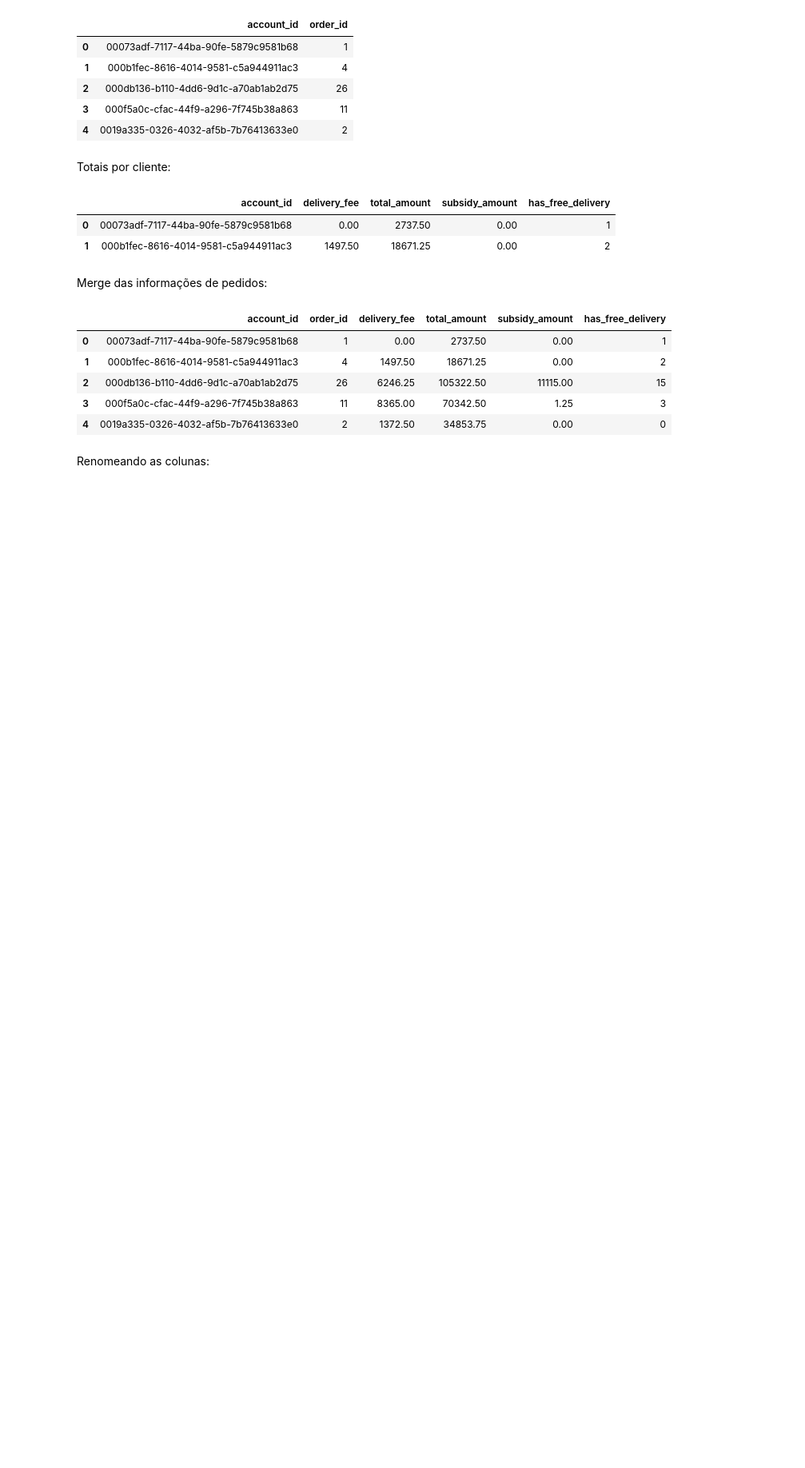
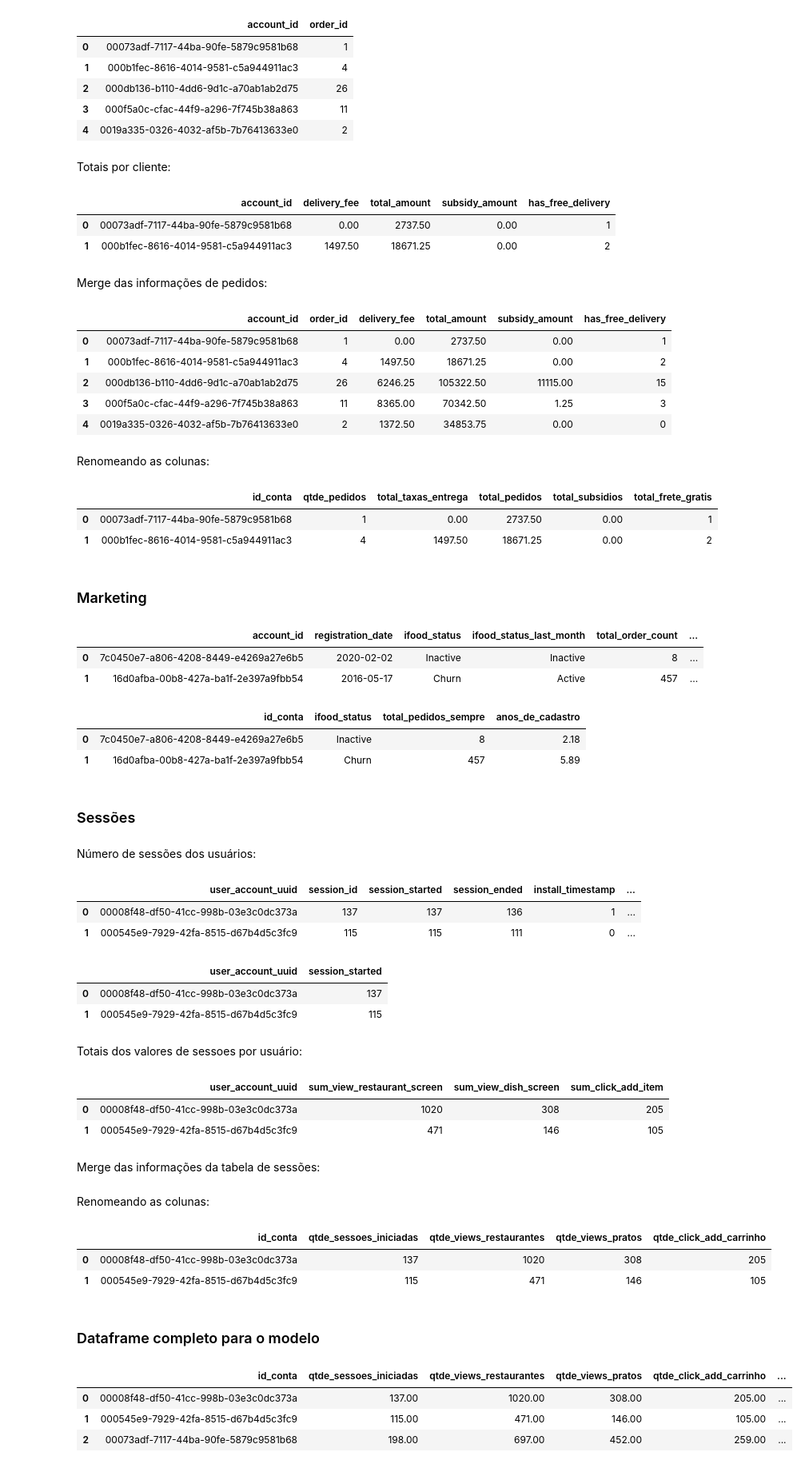
Before and after one commit to casjunior93/Desafio-Tera---Clusteriza-o, a Jupyter notebook: Desafio_Tera_e_Ifood_Clusterização.ipynb, the cells around one changed output. Shown at 80% size. Drawn from its saved outputs; the diff is of its cells as text; code cells hidden in the pictures; blank space fills up the shorter version.

Commit message:
Dataframe para modelo pronto  para iniciar transformação

```diff
--- a/Desafio_Tera_e_Ifood_Clusterização.ipynb
+++ b/Desafio_Tera_e_Ifood_Clusterização.ipynb
@@ -562,2 +563,16 @@ pedidos_info.rename(columns={'order_id': 'qtde_pedidos', 'delivery_fee': 'total_
                              'total_amount': 'total_pedidos', 'subsidy_amount': 'total_subsidios',
                              'has_free_delivery': 'total_frete_gratis'}, inplace = True)
+# %%
+pedidos_info.head(2)
+# %% [output]
+|  | id_conta | qtde_pedidos | total_taxas_entrega | total_pedidos | total_subsidios | total_frete_gratis |
+| 0 | 00073adf-7117-44ba-90fe-5879c9581b68 | 1 | 0.00 | 2737.50 | 0.00 | 1 |
+| 1 | 000b1fec-8616-4014-9581-c5a944911ac3 | 4 | 1497.50 | 18671.25 | 0.00 | 2 |
+# %% [markdown]
+### Marketing
+# %%
+marketing.head(2)
+# %% [output]
+|  | account_id | registration_date | ifood_status | ifood_status_last_month | total_order_count | ... |
+| 0 | 7c0450e7-a806-4208-8449-e4269a27e6b5 | 2020-02-02 | Inactive | Inactive | 8 | ... |
+| 1 | 16d0afba-00b8-427a-ba1f-2e397a9fbb54 | 2016-05-17 | Churn | Active | 457 | ... |
@@ -563,0 +583,60 @@ pedidos_info.rename(columns={'order_id': 'qtde_pedidos', 'delivery_fee': 'total_
+# %%
+marketing_info.head(2)
+# %% [output]
+|  | id_conta | ifood_status | total_pedidos_sempre | anos_de_cadastro |
+| 0 | 7c0450e7-a806-4208-8449-e4269a27e6b5 | Inactive | 8 | 2.18 |
+| 1 | 16d0afba-00b8-427a-ba1f-2e397a9fbb54 | Churn | 457 | 5.89 |
+# %% [markdown]
+### Sessões
+# %% [markdown]
+Número de sessões dos usuários:
+# %%
+sessoes_por_usuario.head(2)
+# %% [output]
+|  | user_account_uuid | session_id | session_started | session_ended | install_timestamp | ... |
+| 0 | 00008f48-df50-41cc-998b-03e3c0dc373a | 137 | 137 | 136 | 1 | ... |
+| 1 | 000545e9-7929-42fa-8515-d67b4d5c3fc9 | 115 | 115 | 111 | 0 | ... |
+# %%
+usuarios_qtde_sessoes = sessoes_por_usuario[['user_account_uuid',	'session_started']]
+usuarios_qtde_sessoes.head(2)
+# %% [output]
+|  | user_account_uuid | session_started |
+| 0 | 00008f48-df50-41cc-998b-03e3c0dc373a | 137 |
+| 1 | 000545e9-7929-42fa-8515-d67b4d5c3fc9 | 115 |
+# %% [markdown]
+Totais dos valores de sessoes por usuário:
+# %%
+usuarios_totais_sessoes = dados_usuarios_periodo[['user_account_uuid', 'sum_view_restaurant_screen',
+                                                  'sum_view_dish_screen', 'sum_click_add_item']]
+usuarios_totais_sessoes.head(2)
+# %% [output]
+|  | user_account_uuid | sum_view_restaurant_screen | sum_view_dish_screen | sum_click_add_item |
+| 0 | 00008f48-df50-41cc-998b-03e3c0dc373a | 1020 | 308 | 205 |
+| 1 | 000545e9-7929-42fa-8515-d67b4d5c3fc9 | 471 | 146 | 105 |
+# %% [markdown]
+Merge das informações da tabela de sessões:
+# %%
+sessoes_info = pd.merge(usuarios_qtde_sessoes, usuarios_totais_sessoes, how = 'outer',  on = 'user_account_uuid')
+sessoes_info = sessoes_info.drop_duplicates(subset="user_account_uuid")
+# %% [markdown]
+Renomeando as colunas:
+# %%
+sessoes_info.rename(columns={'user_account_uuid': 'id_conta', 'session_started': 'qtde_sessoes_iniciadas', 'sum_view_restaurant_screen': 'qtde_views_restaurantes',
+                             'sum_view_dish_screen': 'qtde_views_pratos', 'sum_click_add_item': 'qtde_click_add_carrinho'}, inplace = True)
+# %%
+sessoes_info.head(2)
+# %% [output]
+|  | id_conta | qtde_sessoes_iniciadas | qtde_views_restaurantes | qtde_views_pratos | qtde_click_add_carrinho |
+| 0 | 00008f48-df50-41cc-998b-03e3c0dc373a | 137 | 1020 | 308 | 205 |
+| 1 | 000545e9-7929-42fa-8515-d67b4d5c3fc9 | 115 | 471 | 146 | 105 |
+# %% [markdown]
+### Dataframe completo para o modelo
+# %%
+df_completo = sessoes_info.merge(marketing_info,on='id_conta',  how = 'outer').merge(pedidos_info,on='id_conta',  how = 'outer')
+# %%
+df_completo.head(3)
+# %% [output]
+|  | id_conta | qtde_sessoes_iniciadas | qtde_views_restaurantes | qtde_views_pratos | qtde_click_add_carrinho | ... |
+| 0 | 00008f48-df50-41cc-998b-03e3c0dc373a | 137.00 | 1020.00 | 308.00 | 205.00 | ... |
+| 1 | 000545e9-7929-42fa-8515-d67b4d5c3fc9 | 115.00 | 471.00 | 146.00 | 105.00 | ... |
+| 2 | 00073adf-7117-44ba-90fe-5879c9581b68 | 198.00 | 697.00 | 452.00 | 259.00 | ... |
```
Also changed, not shown: parts of 5 cells of this notebook.
